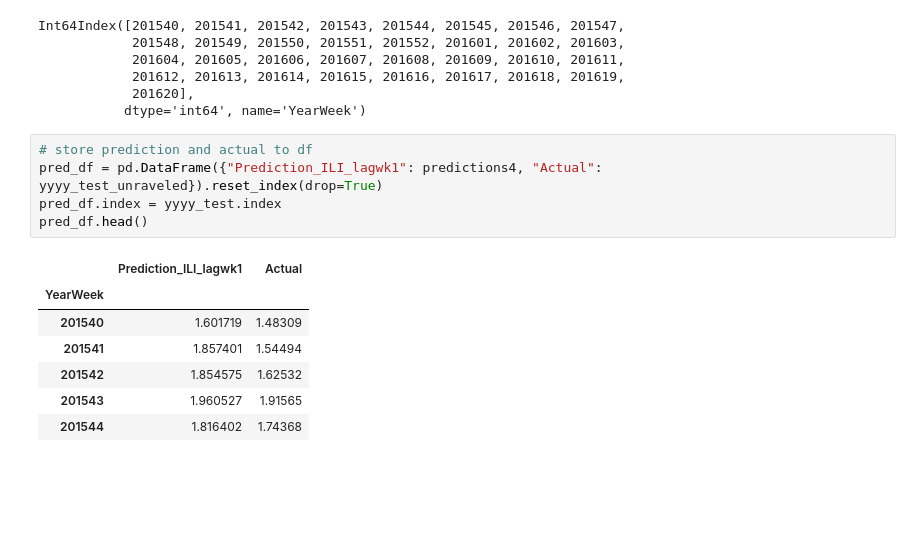
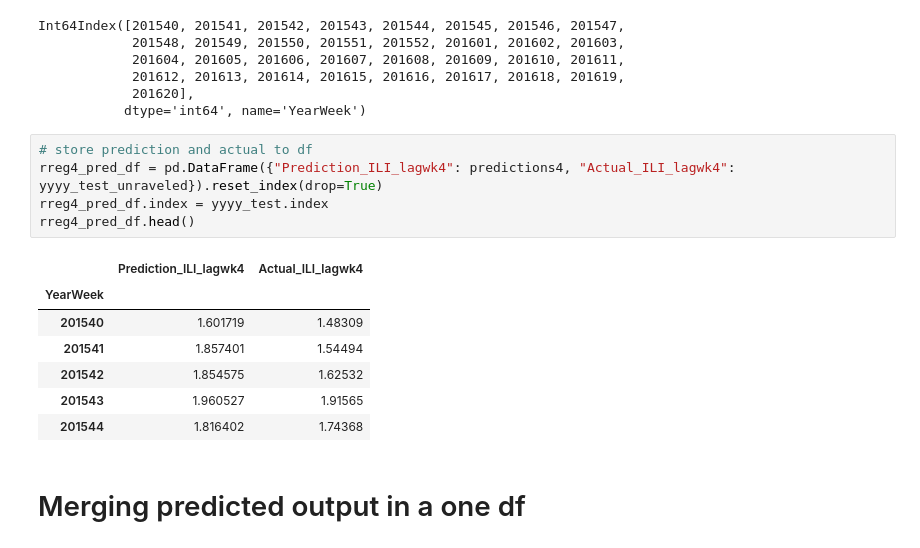
Before and after one commit to Anuujints/FinalUCBX, a Jupyter notebook: flu_indicator/data/ML_models_on week40-20epiweek/ILINet_by_ILIweek_Random_Forest_Regressor.ipynb, the cells around one changed output. Cells and saved outputs as stored; diff of their text form; blank space fills up the shorter version.

Commit message:
upload updated ipynb and Output csv files

```diff
--- a/flu_indicator/data/ML_models_on week40-20epiweek/ILINet_by_ILIweek_Random_Forest_Regressor.ipynb
+++ b/flu_indicator/data/ML_models_on week40-20epiweek/ILINet_by_ILIweek_Random_Forest_Regressor.ipynb
@@ -453,14 +438,16 @@ Int64Index([201540, 201541, 201542, 201543, 201544, 201545, 201546, 201547,
            dtype='int64', name='YearWeek')
 # %%
 # store prediction and actual to df
-pred_df = pd.DataFrame({"Prediction_ILI_lagwk1": predictions4, "Actual": yyyy_test_unraveled}).reset_index(drop=True)
-pred_df.index = yyyy_test.index
-pred_df.head()
+rreg4_pred_df = pd.DataFrame({"Prediction_ILI_lagwk4": predictions4, "Actual_ILI_lagwk4": yyyy_test_unraveled}).reset_index(drop=True)
+rreg4_pred_df.index = yyyy_test.index
+rreg4_pred_df.head()
 # %% [output]
-|  | Prediction_ILI_lagwk1 | Actual |
+|  | Prediction_ILI_lagwk4 | Actual_ILI_lagwk4 |
 | YearWeek |  |  |
 | 201540 | 1.601719 | 1.48309 |
 | 201541 | 1.857401 | 1.54494 |
 | 201542 | 1.854575 | 1.62532 |
 | 201543 | 1.960527 | 1.91565 |
 | 201544 | 1.816402 | 1.74368 |
+# %% [markdown]
+# Merging predicted output in a one df
```
Also changed, not shown: parts of 15 cells of this notebook, 7 other files.
